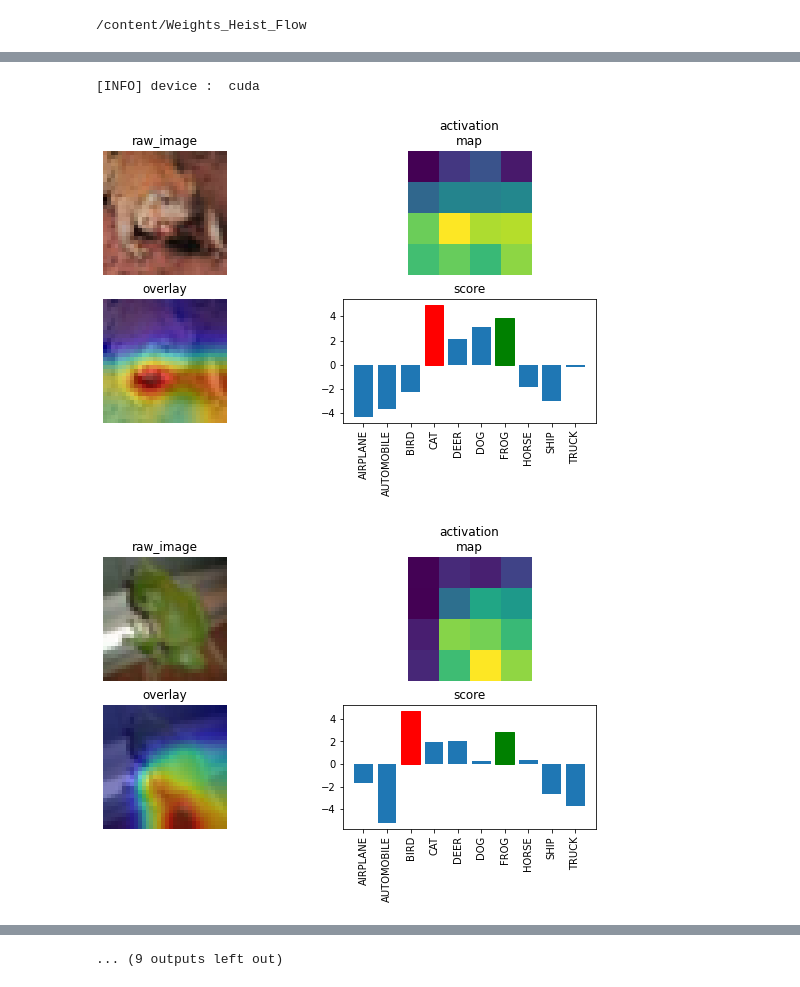
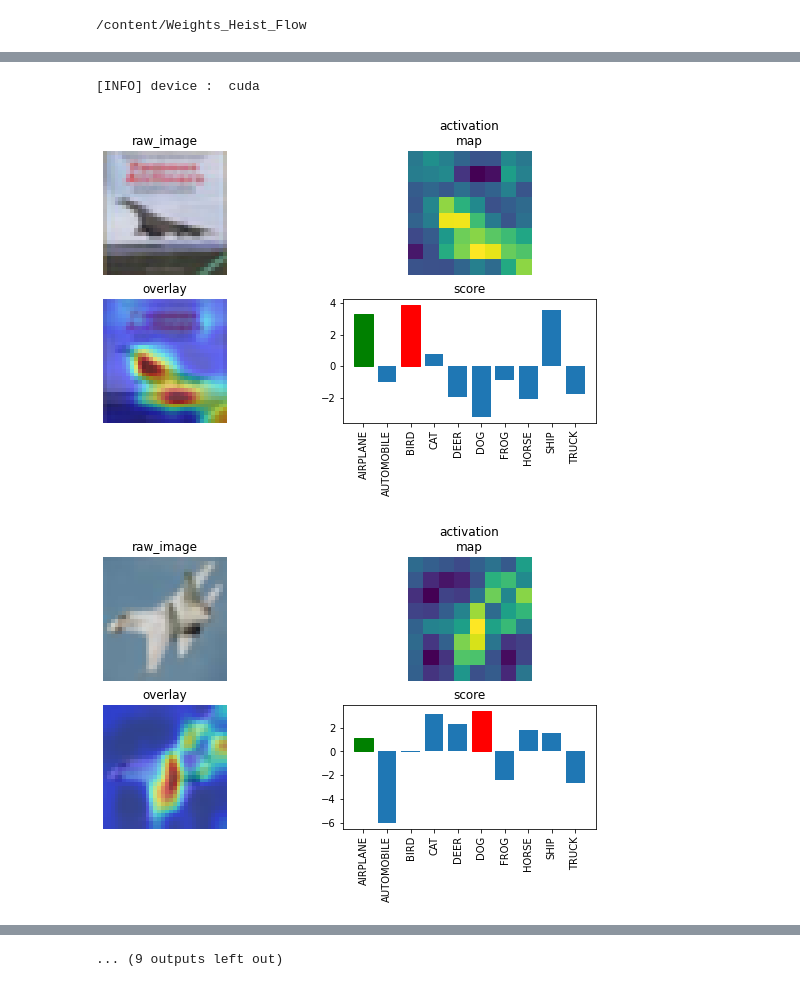
Before and after one commit to eva7wandb/Eva7_Weights_Heist, a Jupyter notebook: S8/S8_Assignment_.ipynb, the cells around one changed output, grey strips where cells are left out. Saved outputs shown, nothing was run; the diff lists cells and outputs as text; code cells hidden in the pictures.

```diff
--- a/S8/S8_Assignment_.ipynb
+++ b/S8/S8_Assignment_.ipynb
@@ -68,3 +72,3 @@ TEST         Loss:0.0182         Acc:9.93         [993 / 10000]
 # %%
-trainer.train_model(epochs=4)
+trainer.train_model(epochs=2)
 # %% [output]
@@ -76,6 +82,6 @@ TEST         Loss:0.0065         Acc:72.68         [7268 / 10000]
 # %%
-show_misclassification(trainer)
+show_misclassification(trainer, 'layer3')
 # %% [output]
 [INFO] device :  cuda
-[figure, old version]
+[figure, new version]
-[figure, old version]
+[figure, new version]
```
Also changed, not shown: parts of 9 cells of this notebook.
